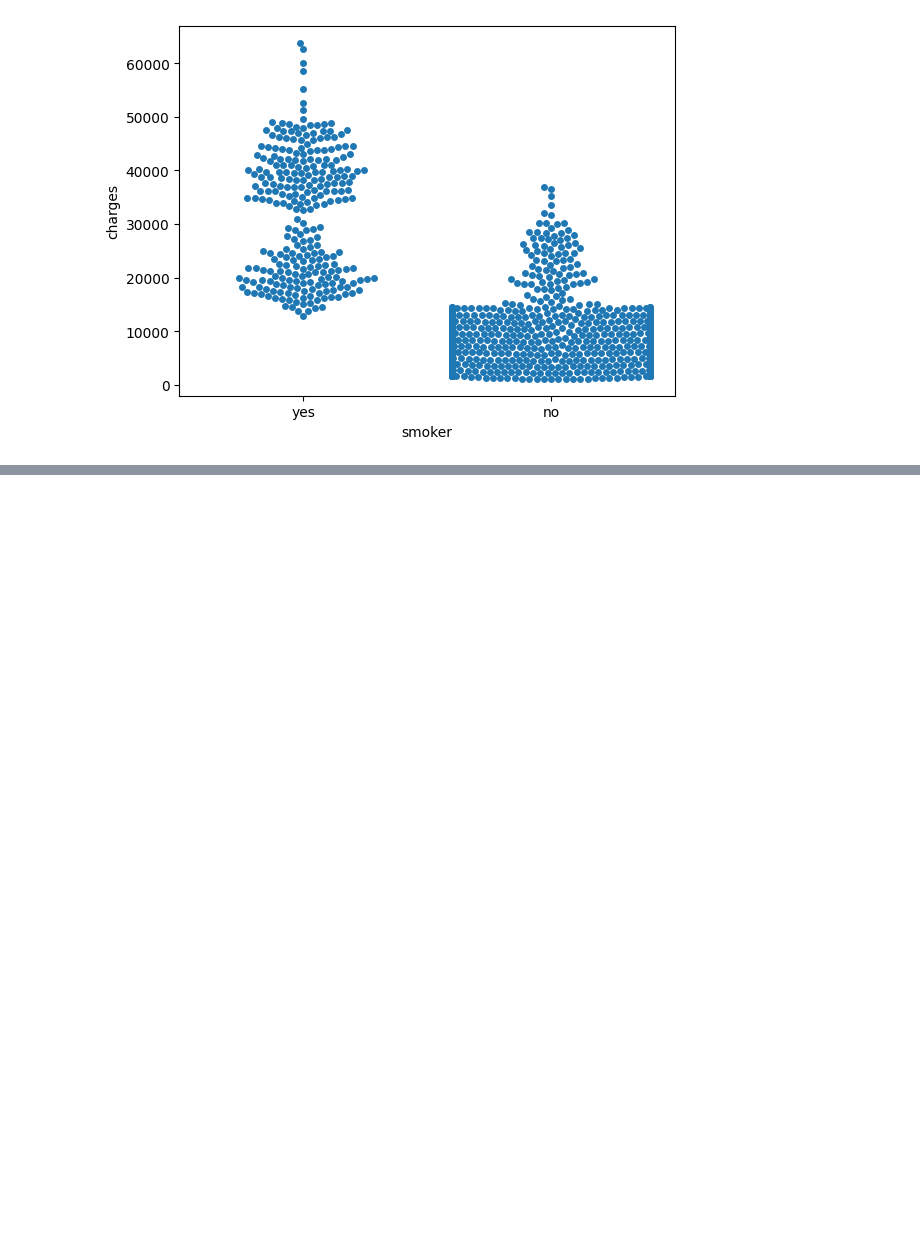
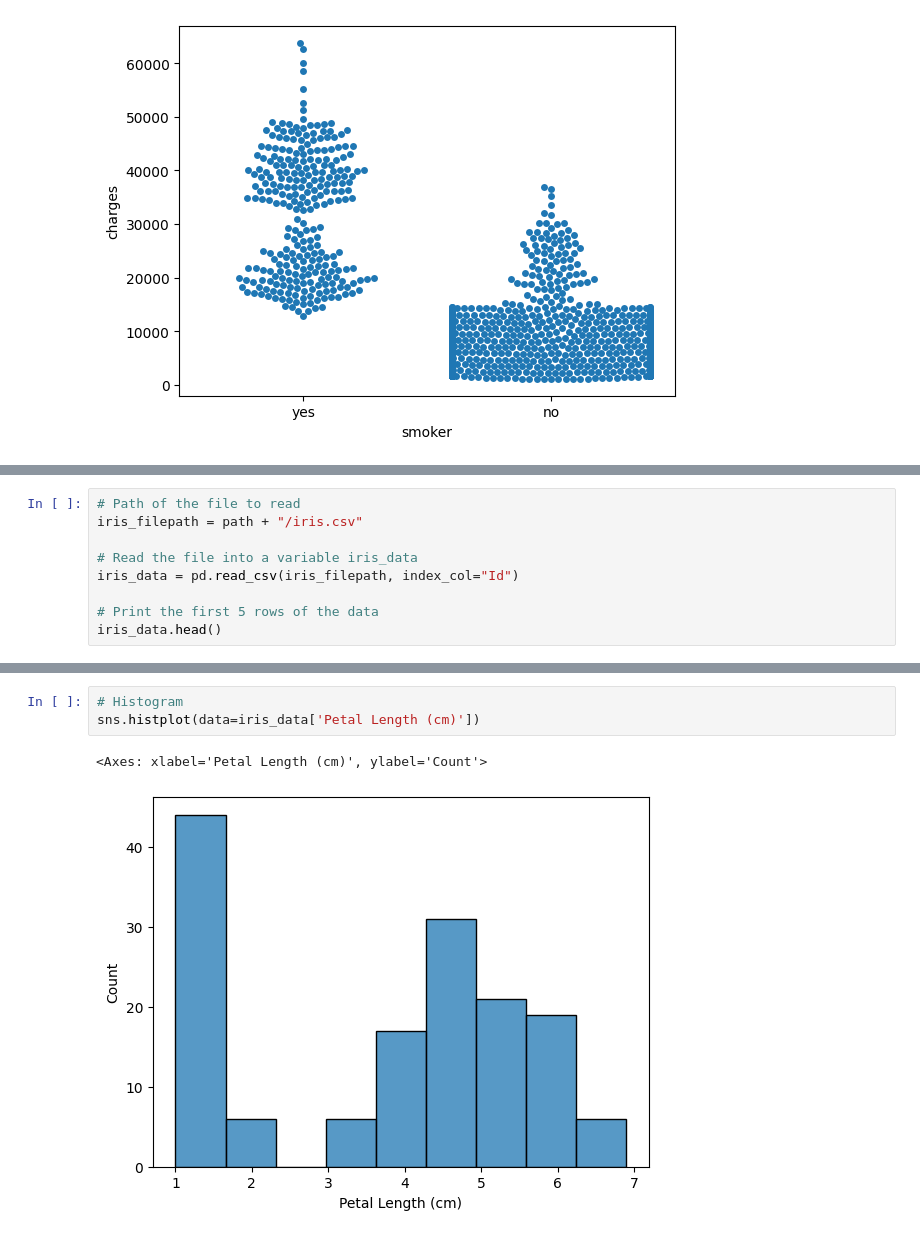
Before and after one commit to nachoacev/practice-data-science, a Jupyter notebook: DataVisualization.ipynb, the cells around one changed output, grey strips where cells are left out. Saved outputs shown, nothing was run; the diff lists cells and outputs as text; blank space fills up the shorter version.

```diff
--- a/DataVisualization.ipynb
+++ b/DataVisualization.ipynb
@@ -193,0 +198,9 @@ sns.swarmplot(x=insurance_data['smoker'], y=insurance_data['charges'])
+# %%
+# Path of the file to read
+iris_filepath = path + "/iris.csv"
+
+# Read the file into a variable iris_data
+iris_data = pd.read_csv(iris_filepath, index_col="Id")
+
+# Print the first 5 rows of the data
+iris_data.head()
@@ -193,0 +218,6 @@ sns.swarmplot(x=insurance_data['smoker'], y=insurance_data['charges'])
+# %%
+# Histogram
+sns.histplot(data=iris_data['Petal Length (cm)'])
+# %% [output]
+<Axes: xlabel='Petal Length (cm)', ylabel='Count'>
+[figure, added]
```
Also changed, not shown: parts of 13 cells of this notebook.
